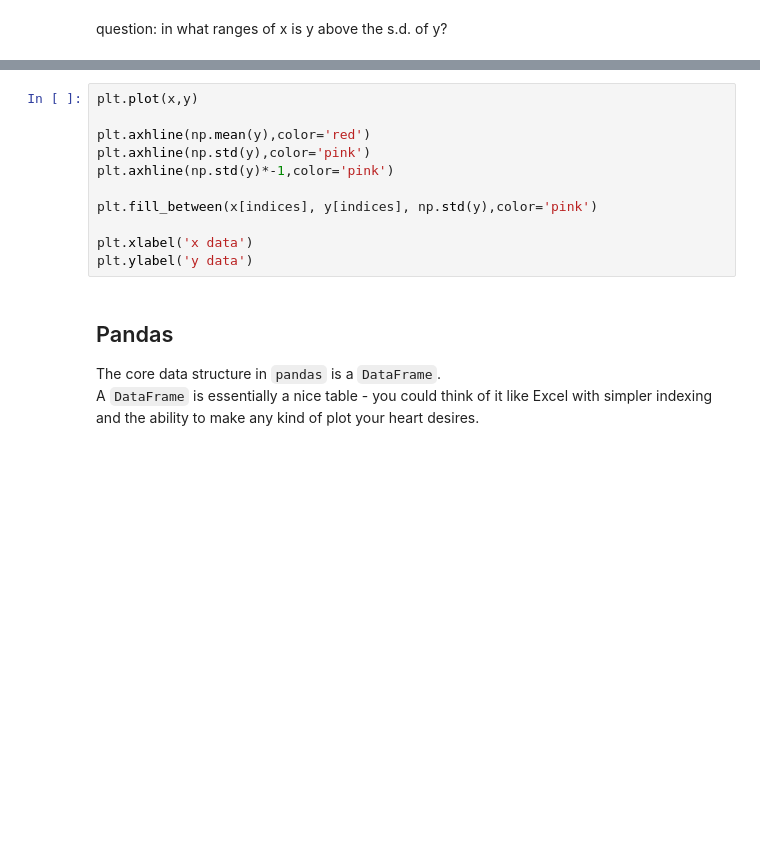
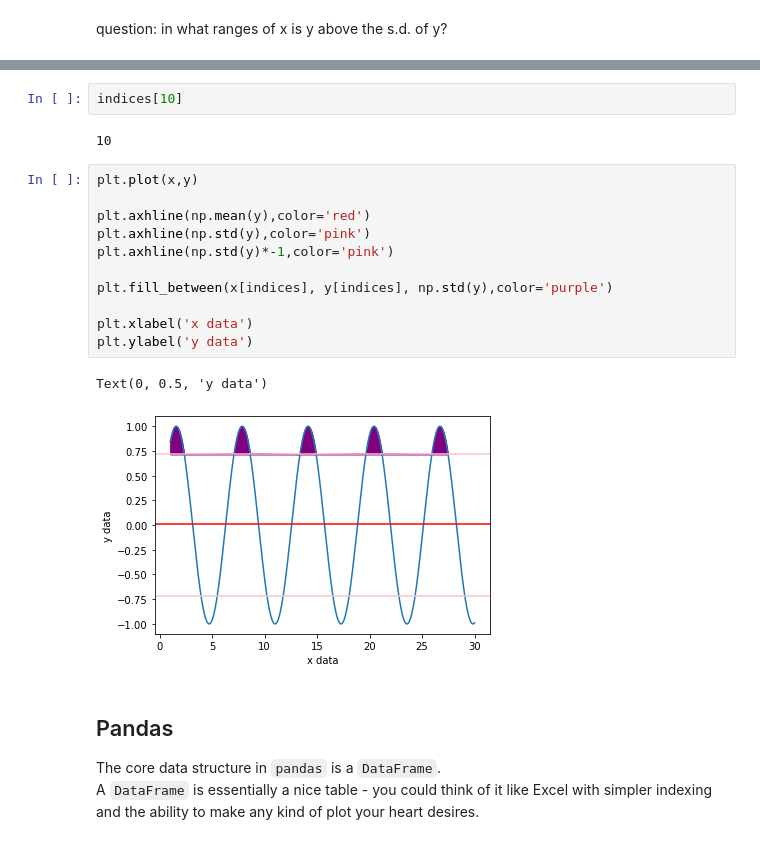
Before and after one commit to danieljdenman/NSPbootcamp, a Jupyter notebook: Introduction.ipynb, the cells around one changed output, grey strips where cells are left out. Cells and saved outputs as stored; diff of their text form; blank space fills up the shorter version.

````diff
--- a/Introduction.ipynb
+++ b/Introduction.ipynb
@@ -194,14 +302,21 @@ print(indices)
+# %%
+indices[10]
+# %% [output]
+10
 # %%
 plt.plot(x,y)
 
 plt.axhline(np.mean(y),color='red')
 plt.axhline(np.std(y),color='pink')
 plt.axhline(np.std(y)*-1,color='pink')
 
-plt.fill_between(x[indices], y[indices], np.std(y),color='pink')
+plt.fill_between(x[indices], y[indices], np.std(y),color='purple')
 
 plt.xlabel('x data')
 plt.ylabel('y data')
+# %% [output]
+Text(0, 0.5, 'y data')
+[figure, added]
 # %% [markdown]
 ## Pandas
 The core data structure in ```pandas``` is a ```DataFrame```.<br>
````
Also changed, not shown: parts of 73 cells of this notebook.
